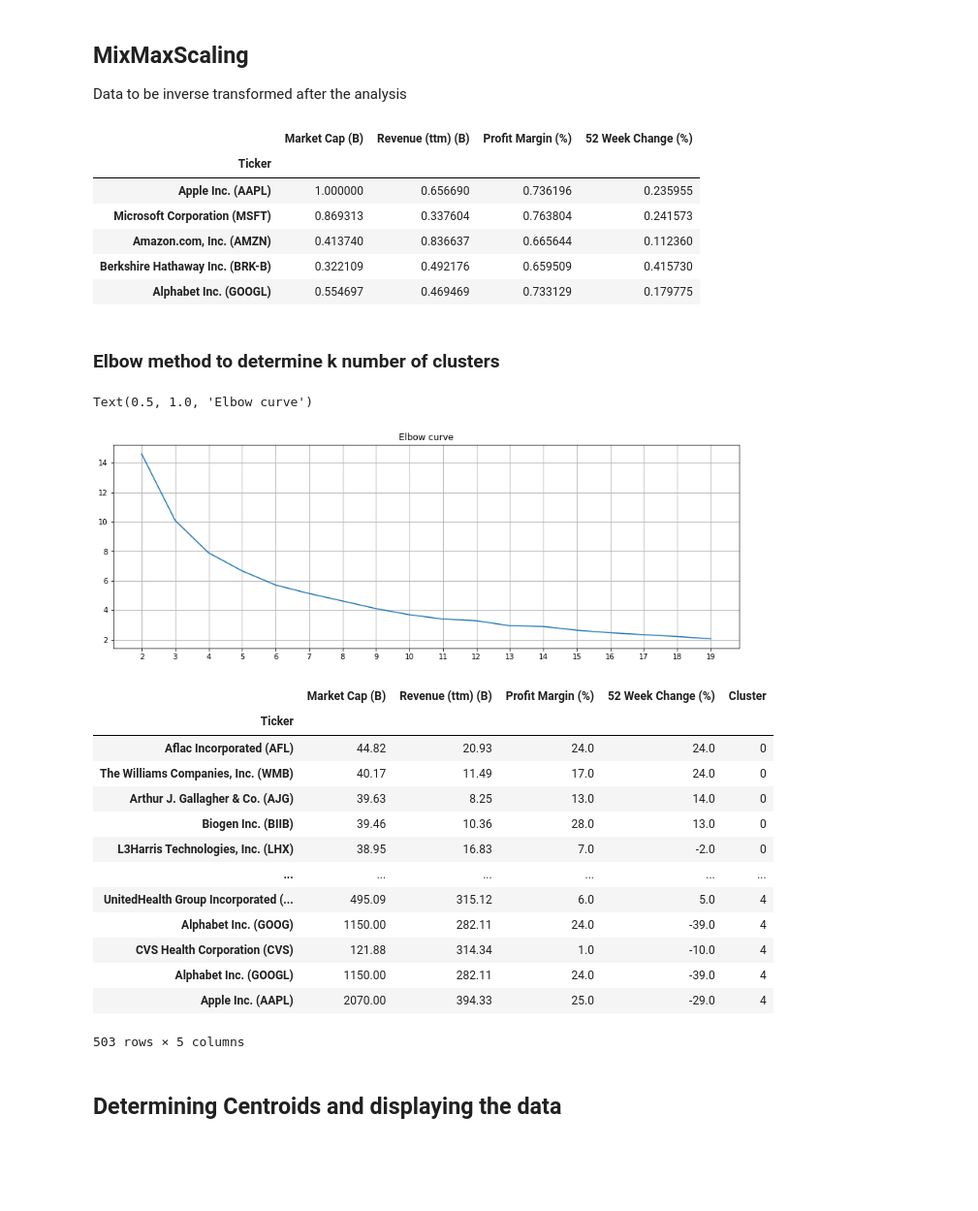
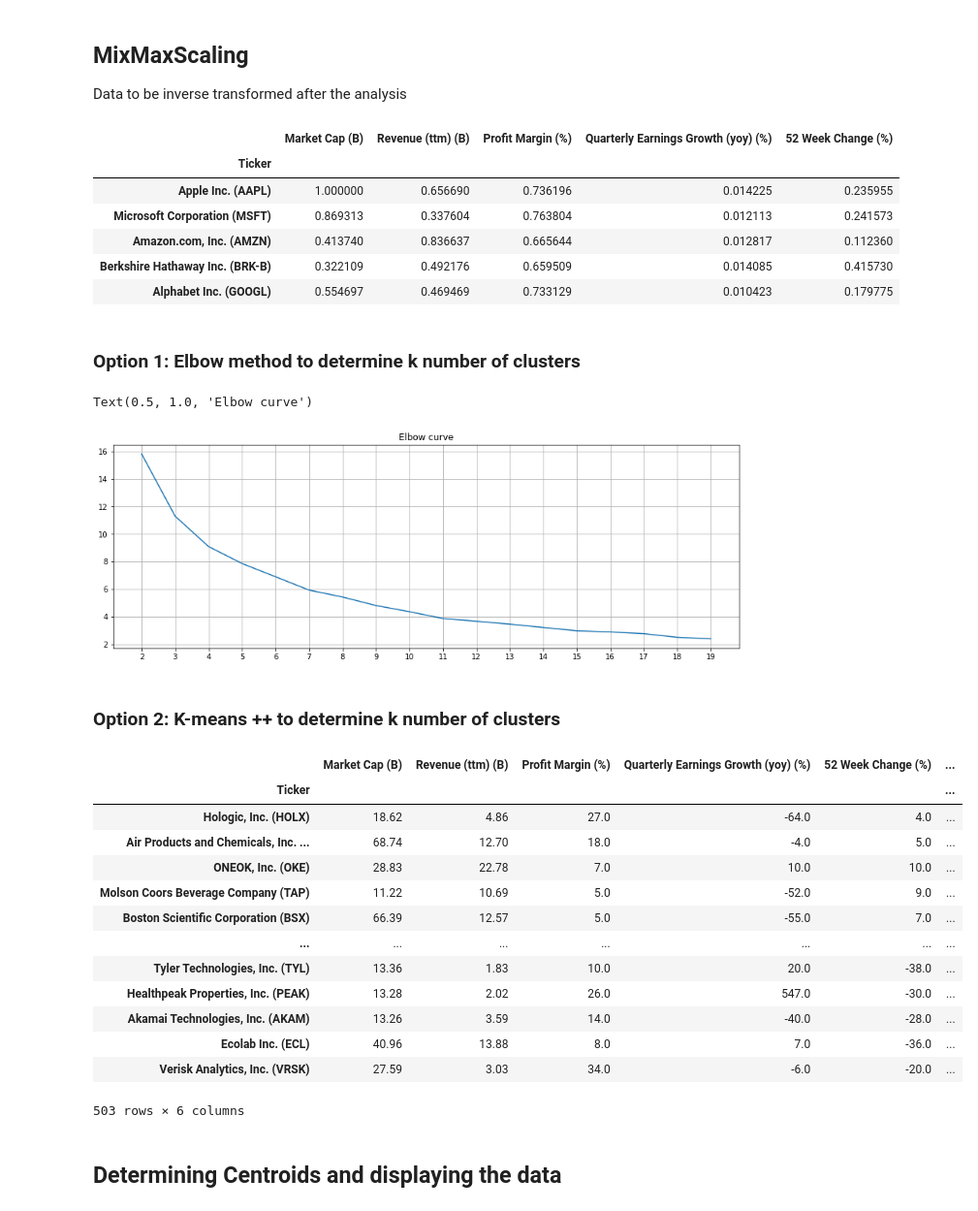
Before and after one commit to sienlonglim/financial_analysis_forecasting, a Jupyter notebook: p2_segment_analysis.ipynb, the cells around one changed output. Shown: that part at 97% size. Cells and saved outputs as stored; diff of their text form; code cells hidden in the pictures; blank space fills up the shorter version.

```diff
--- a/p2_segment_analysis.ipynb
+++ b/p2_segment_analysis.ipynb
@@ -14,7 +18,8 @@ import re
 <h2>Item 1 - S&P segment analysis</h2>
 <h3>Choosing the features from the selected portfolio</h3>
 # %%
-sp_yahoo_df = pd.read_csv(f'data/s&p_{current_datetime}.csv', index_col = 1)
+source_date = '2022-12-31'
+sp_yahoo_df = pd.read_csv(f'data/s&p_{source_date}.csv', index_col = 1)
 sp_yahoo_df.columns
 # %% [output]
 Index(['Unnamed: 0', 'Market Cap (B)', 'Enterprise Value (B)', 'Trailing P/E',
@@ -36,9 +41,9 @@ Index(['Unnamed: 0', 'Market Cap (B)', 'Enterprise Value (B)', 'Trailing P/E',
       dtype='object')
 # %%
 #Choose the features for analysis
-features = ['Market Cap (B)', 'Revenue (ttm) (B)', 'Profit Margin (%)','52 Week Change (%)']
+features = ['Market Cap (B)', 'Revenue (ttm) (B)', 'Profit Margin (%)','Quarterly Earnings Growth (yoy) (%)', '52 Week Change (%)']
 
-X = sp_yahoo_df[features]
+X = sp_yahoo_df.loc[:,features]
 # %% [markdown]
 <h3>Quick visualisation of the relationships</h3>
 # %%
@@ -55,22 +60,22 @@ scaler = preprocessing.MinMaxScaler()
 X = pd.DataFrame(scaler.fit_transform(X), index=X.index, columns=X.columns)
 X.head()
 # %% [output]
-|  | Market Cap (B) | Revenue (ttm) (B) | Profit Margin (%) | 52 Week Change (%) |
-| Ticker |  |  |  |  |
-| Apple Inc. (AAPL) | 1.000000 | 0.656690 | 0.736196 | 0.235955 |
-| Microsoft Corporation (MSFT) | 0.869313 | 0.337604 | 0.763804 | 0.241573 |
-| Amazon.com, Inc. (AMZN) | 0.413740 | 0.836637 | 0.665644 | 0.112360 |
-| Berkshire Hathaway Inc. (BRK-B) | 0.322109 | 0.492176 | 0.659509 | 0.415730 |
-| Alphabet Inc. (GOOGL) | 0.554697 | 0.469469 | 0.733129 | 0.179775 |
+|  | Market Cap (B) | Revenue (ttm) (B) | Profit Margin (%) | Quarterly Earnings Growth (yoy) (%) | 52 Week Change (%) |
+| Ticker |  |  |  |  |  |
+| Apple Inc. (AAPL) | 1.000000 | 0.656690 | 0.736196 | 0.014225 | 0.235955 |
+| Microsoft Corporation (MSFT) | 0.869313 | 0.337604 | 0.763804 | 0.012113 | 0.241573 |
+| Amazon.com, Inc. (AMZN) | 0.413740 | 0.836637 | 0.665644 | 0.012817 | 0.112360 |
+| Berkshire Hathaway Inc. (BRK-B) | 0.322109 | 0.492176 | 0.659509 | 0.014085 | 0.415730 |
+| Alphabet Inc. (GOOGL) | 0.554697 | 0.469469 | 0.733129 | 0.010423 | 0.179775 |
 # %% [markdown]
-<h3>Elbow method to determine k number of clusters</h3>
+<h3>Option 1: Elbow method to determine k number of clusters</h3>
 # %%
 from sklearn.cluster import KMeans
 from matplotlib import pyplot as plt
 
 distorsions = []
 for k in range(2, 20):
-    kmeans = KMeans(n_clusters=k)
+    kmeans = KMeans(n_clusters=k, random_state = 42)
     kmeans.fit(X)
     distorsions.append(kmeans.inertia_) #Inertia is the sum of squared distances of samples to their closest cluster center.
 
@@ -81,5 +86,5 @@ plt.grid(True)
 plt.title('Elbow curve')
 # %% [output]
 Text(0.5, 1.0, 'Elbow curve')
-[figure, old version]
+[figure, new version]
 # %%
@@ -89,24 +93,27 @@ model = KMeans(n_clusters=k,
+# %% [markdown]
+<h3>Option 2: K-means ++ to determine k number of clusters</h3>
 # %%
+model = KMeans(random_state=42, init='k-means++')
 sp_kmeans = model.fit(X)
 sp_analysis_df = pd.DataFrame(scaler.inverse_transform(X), index=X.index, columns=X.columns)
 sp_analysis_df['Cluster'] = sp_kmeans.labels_
 
 display(sp_analysis_df.sort_values(by='Cluster'))
 # %% [output]
-|  | Market Cap (B) | Revenue (ttm) (B) | Profit Margin (%) | 52 Week Change (%) | Cluster |
-| Ticker |  |  |  |  |  |
-| Aflac Incorporated (AFL) | 44.82 | 20.93 | 24.0 | 24.0 | 0 |
-| The Williams Companies, Inc. (WMB) | 40.17 | 11.49 | 17.0 | 24.0 | 0 |
-| Arthur J. Gallagher & Co. (AJG) | 39.63 | 8.25 | 13.0 | 14.0 | 0 |
-| Biogen Inc. (BIIB) | 39.46 | 10.36 | 28.0 | 13.0 | 0 |
-| L3Harris Technologies, Inc. (LHX) | 38.95 | 16.83 | 7.0 | -2.0 | 0 |
-| ... | ... | ... | ... | ... | ... |
-| UnitedHealth Group Incorporated (... | 495.09 | 315.12 | 6.0 | 5.0 | 4 |
-| Alphabet Inc. (GOOG) | 1150.00 | 282.11 | 24.0 | -39.0 | 4 |
-| CVS Health Corporation (CVS) | 121.88 | 314.34 | 1.0 | -10.0 | 4 |
-| Alphabet Inc. (GOOGL) | 1150.00 | 282.11 | 24.0 | -39.0 | 4 |
-| Apple Inc. (AAPL) | 2070.00 | 394.33 | 25.0 | -29.0 | 4 |
+|  | Market Cap (B) | Revenue (ttm) (B) | Profit Margin (%) | Quarterly Earnings Growth (yoy) (%) | 52 Week Change (%) | ... |
+| Ticker |  |  |  |  |  | ... |
+| Hologic, Inc. (HOLX) | 18.62 | 4.86 | 27.0 | -64.0 | 4.0 | ... |
+| Air Products and Chemicals, Inc. ... | 68.74 | 12.70 | 18.0 | -4.0 | 5.0 | ... |
+| ONEOK, Inc. (OKE) | 28.83 | 22.78 | 7.0 | 10.0 | 10.0 | ... |
+| Molson Coors Beverage Company (TAP) | 11.22 | 10.69 | 5.0 | -52.0 | 9.0 | ... |
+| Boston Scientific Corporation (BSX) | 66.39 | 12.57 | 5.0 | -55.0 | 7.0 | ... |
+| ... | ... | ... | ... | ... | ... | ... |
+| Tyler Technologies, Inc. (TYL) | 13.36 | 1.83 | 10.0 | 20.0 | -38.0 | ... |
+| Healthpeak Properties, Inc. (PEAK) | 13.28 | 2.02 | 26.0 | 547.0 | -30.0 | ... |
+| Akamai Technologies, Inc. (AKAM) | 13.26 | 3.59 | 14.0 | -40.0 | -28.0 | ... |
+| Ecolab Inc. (ECL) | 40.96 | 13.88 | 8.0 | 7.0 | -36.0 | ... |
+| Verisk Analytics, Inc. (VRSK) | 27.59 | 3.03 | 34.0 | -6.0 | -20.0 | ... |
-503 rows × 5 columns
+503 rows × 6 columns
 # %% [markdown]
 <h2>Determining Centroids and displaying the data</h2>
 # %%
```
Also changed, not shown: parts of 16 cells of this notebook, 1 other file.
